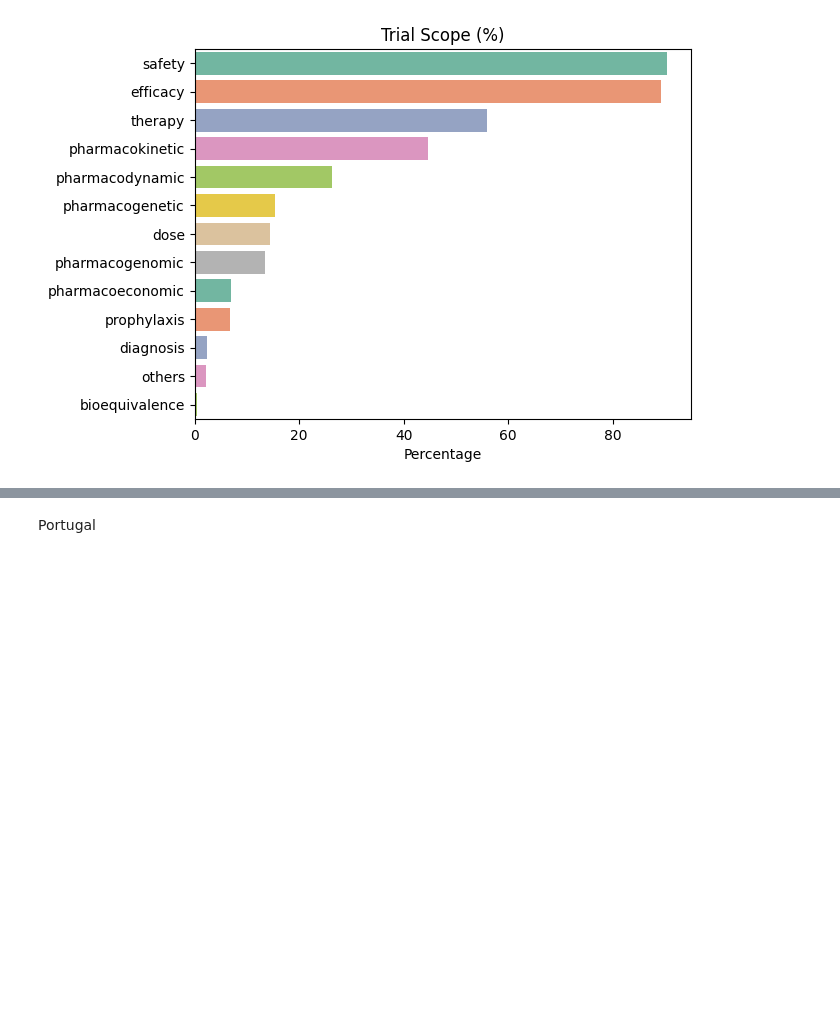
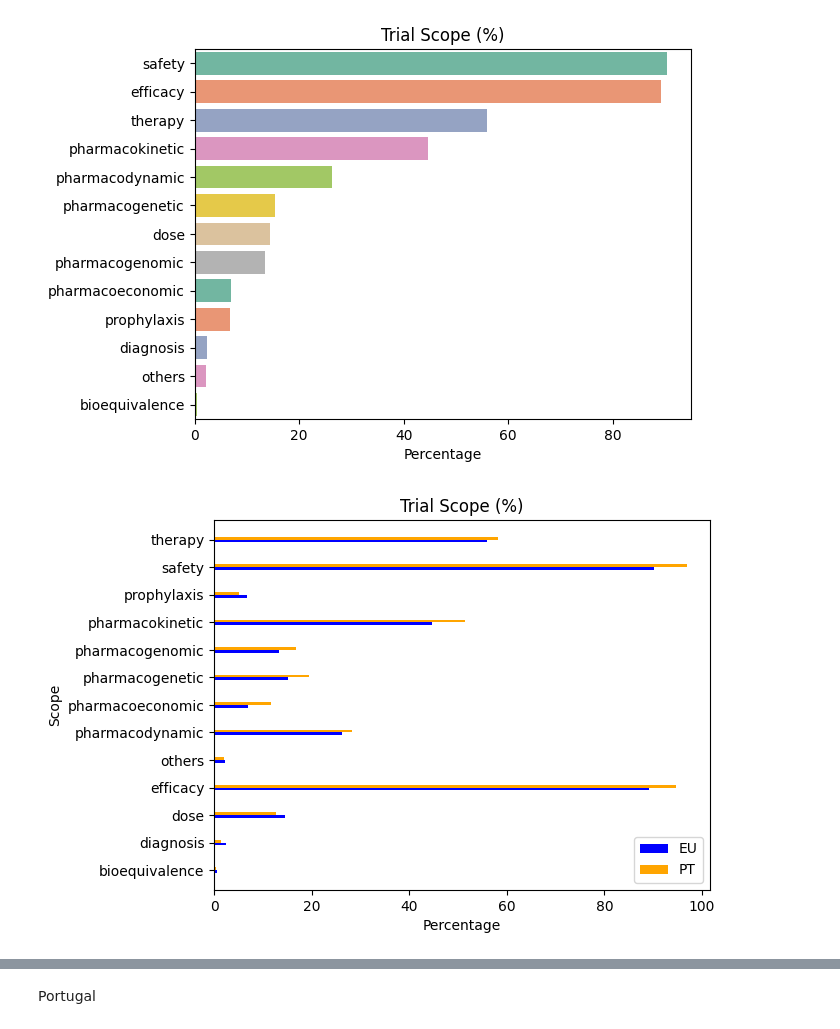
Before and after one commit to DiogoPF/Programming-Project, a Jupyter notebook: Data Cleaning NBs/Data_viz.ipynb, the cells around one changed output, grey strips where cells are left out. Saved outputs shown, nothing was run; the diff lists cells and outputs as text; code cells hidden in the pictures; blank space fills up the shorter version.

```diff
--- a/Data Cleaning NBs/Data_viz.ipynb
+++ b/Data Cleaning NBs/Data_viz.ipynb
@@ -105,7 +108,7 @@ Therapeutic Areas %
 # %% [markdown]
 Europe
 # %%
-trials.topic_category.fillna('Not possible to specify', inplace=True)
+
 
 categories_percnt = round(trials.topic_category.value_counts() / len(trials) * 100,2)
 categories_percnt
@@ -140,7 +143,7 @@ Sub Therapeutic Areas - more and less studied
 # %% [markdown]
 Europe
 # %%
-trials.topic_sub_category.fillna('Not possible to specify', inplace=True)
+
 
 sub_categories_percnt =  round(trials.topic_sub_category.value_counts() / len(trials) * 100,2)
 
@@ -223,3 +226,41 @@ plt.ylabel('')
 plt.show()
 # %% [output]
 [figure]
+# %%
+import pandas as pd
+import seaborn as sns
+import matplotlib.pyplot as plt
+import numpy as np
+
+cols = trials.loc[:, trials.columns.str.contains('_scope')]
+category_percentage = {}
+
+for col in cols.columns:
+    category = col.split('_')[0]
+    percentage = round((cols[col][trials['pt_label'] == 'EU'] == 'Yes').sum() * 100 / len(trials[trials['pt_label'] == 'EU']), 2)
+    category_percentage[category + '_EU'] = percentage
+    percentage = round((cols[col][trials['pt_label'] == 'PT'] == 'Yes').sum() * 100 / len(trials[trials['pt_label'] == 'PT']), 2)
+    category_percentage[category + '_PT'] = percentage
+
+df = pd.DataFrame(category_percentage.items(), columns=['Scope_Label', 'Percentage'])
+df['Scope'] = df['Scope_Label'].apply(lambda x: x.split('_')[0])
+df['Label'] = df['Scope_Label'].apply(lambda x: x.split('_')[1])
+df = df.pivot(index='Scope', columns='Label', values='Percentage').reset_index()
+
+fig, ax = plt.subplots()
+bar_width = 1  # Adjust the bar width as desired
+index = np.arange(len(df))*10  # Generate equally spaced index values
+
+eu_bars = ax.barh(index, df['EU'], bar_width, color='blue', label='EU')
+pt_bars = ax.barh(index + bar_width, df['PT'], bar_width, color='orange', label='PT')
+
+plt.title('Trial Scope (%)')
+plt.ylabel('Scope')
+plt.xlabel('Percentage')
+
+plt.yticks(index + bar_width / 2, df['Scope'])
+plt.legend()
+
+plt.show()
+# %% [output]
+[figure, added]
```
Also changed, not shown: parts of 9 cells of this notebook, 2 other files.
